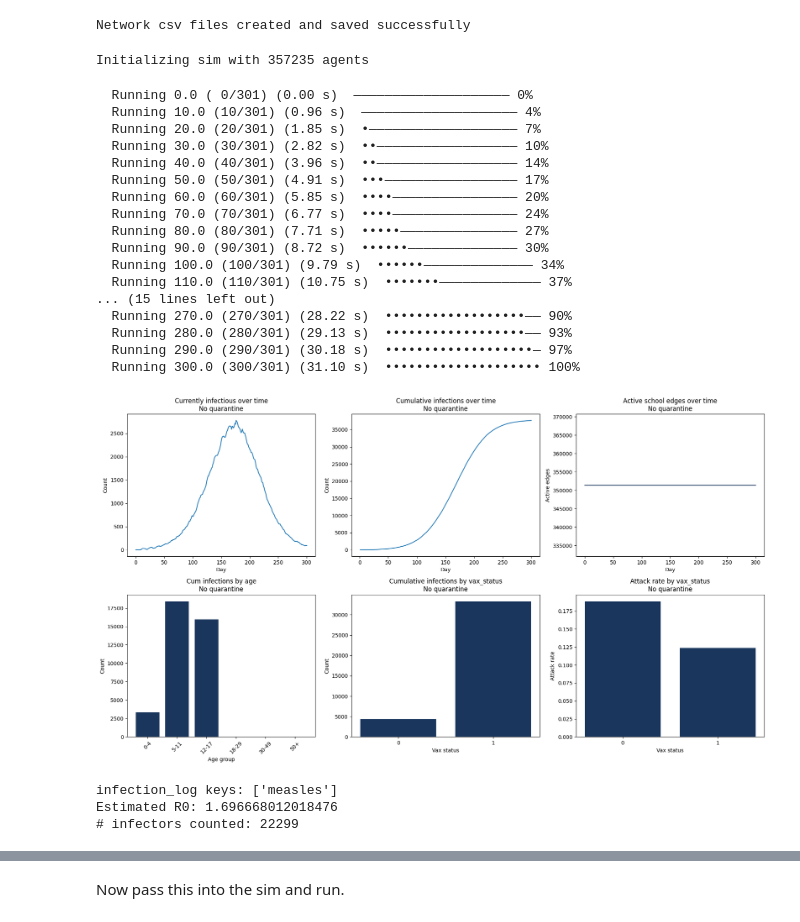
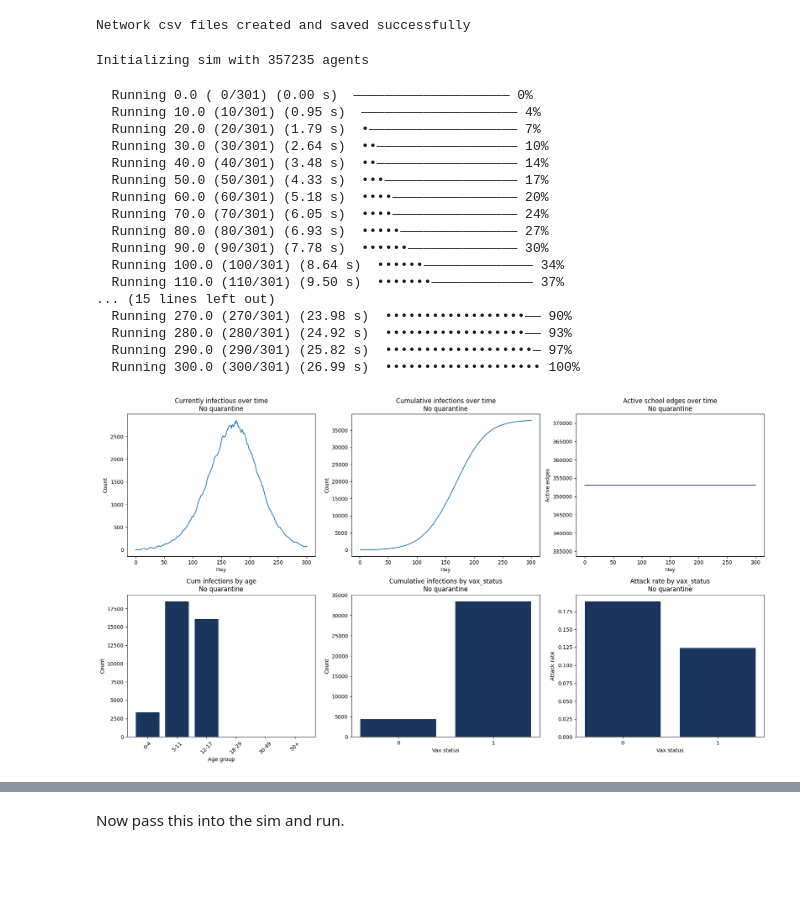
Before and after one commit to GeoPopsHub/sc_spartanburg_measles, a Jupyter notebook: 5_measles_quarantine.ipynb, the cells around one changed output, grey strips where cells are left out. Saved outputs shown, nothing was run; the diff lists cells and outputs as text; code cells hidden in the pictures; blank space fills up the shorter version.

```diff
--- a/5_measles_quarantine.ipynb
+++ b/5_measles_quarantine.ipynb
@@ -114,64 +111,36 @@ Network csv files created and saved successfully
 # %%
 # Run sim with no quarantine
 sim1 = ss.Sim(
     pars    = sc.objdict(start = 0, stop  = 300, dt = 1.0),
     people  = ppl,
     networks = [h, s],
     diseases = [Measles(measles_pars)],  # use custom Measles model
-    analyzers = ['infection_log']
-).run()
+    ).run()
 
 # Store results
 res1 = sim1.results
 
 # Plot results
 plot_measles(sim1, res1, label='No quarantine')
 # %% [output]
 Initializing sim with 357235 agents
   Running 0.0 ( 0/301) (0.00 s)  ———————————————————— 0%
-  Running 10.0 (10/301) (0.96 s)  ———————————————————— 4%
-  Running 20.0 (20/301) (1.85 s)  •——————————————————— 7%
-  Running 30.0 (30/301) (2.82 s)  ••—————————————————— 10%
-  Running 40.0 (40/301) (3.96 s)  ••—————————————————— 14%
-  Running 50.0 (50/301) (4.91 s)  •••————————————————— 17%
-  Running 60.0 (60/301) (5.85 s)  ••••———————————————— 20%
-  Running 70.0 (70/301) (6.77 s)  ••••———————————————— 24%
-  Running 80.0 (80/301) (7.71 s)  •••••——————————————— 27%
-  Running 90.0 (90/301) (8.72 s)  ••••••—————————————— 30%
-  Running 100.0 (100/301) (9.79 s)  ••••••—————————————— 34%
-  Running 110.0 (110/301) (10.75 s)  •••••••————————————— 37%
+  Running 10.0 (10/301) (0.95 s)  ———————————————————— 4%
+  Running 20.0 (20/301) (1.79 s)  •——————————————————— 7%
+  Running 30.0 (30/301) (2.64 s)  ••—————————————————— 10%
+  Running 40.0 (40/301) (3.48 s)  ••—————————————————— 14%
+  Running 50.0 (50/301) (4.33 s)  •••————————————————— 17%
+  Running 60.0 (60/301) (5.18 s)  ••••———————————————— 20%
+  Running 70.0 (70/301) (6.05 s)  ••••———————————————— 24%
+  Running 80.0 (80/301) (6.93 s)  •••••——————————————— 27%
+  Running 90.0 (90/301) (7.78 s)  ••••••—————————————— 30%
+  Running 100.0 (100/301) (8.64 s)  ••••••—————————————— 34%
+  Running 110.0 (110/301) (9.50 s)  •••••••————————————— 37%
 ... (15 lines left out)
-  Running 270.0 (270/301) (28.22 s)  ••••••••••••••••••—— 90%
-  Running 280.0 (280/301) (29.13 s)  ••••••••••••••••••—— 93%
-  Running 290.0 (290/301) (30.18 s)  •••••••••••••••••••— 97%
-  Running 300.0 (300/301) (31.10 s)  •••••••••••••••••••• 100%
+  Running 270.0 (270/301) (23.98 s)  ••••••••••••••••••—— 90%
+  Running 280.0 (280/301) (24.92 s)  ••••••••••••••••••—— 93%
+  Running 290.0 (290/301) (25.82 s)  •••••••••••••••••••— 97%
+  Running 300.0 (300/301) (26.99 s)  •••••••••••••••••••• 100%
-[figure, old version]
+[figure, new version]
-# %%
-import numpy as np
-from collections import Counter
-
-alog = sim1.analyzers['infection_log']
-
-# See which disease logs are available (e.g. ['measles'])
-print("infection_log keys:", list(alog.logs.keys()))
-
-# Pick the first disease log (or choose alog.logs['measles'])
-log = next(iter(alog.logs.values()))
-
-# Count secondary infections per infector (exclude seed infections where source is NaN)
-sec_counts = Counter()
-for u, v, data in log.edges(data=True):
-    # seeds have source u = nan (so skip those)
-    if isinstance(u, float) and np.isnan(u):
-        continue
-    sec_counts[u] += 1
-
-R0_est = np.mean(list(sec_counts.values())) if sec_counts else 0.0
-print("Estimated R0:", R0_est)
-print("# infectors counted:", len(sec_counts))
-# %% [output]
-infection_log keys: ['measles']
-Estimated R0: 1.696668012018476
-# infectors counted: 22299
 # %% [markdown]
 ## 4.2 Quarantine infectious only
```
Also changed, not shown: parts of 17 cells of this notebook, 8 other files.
